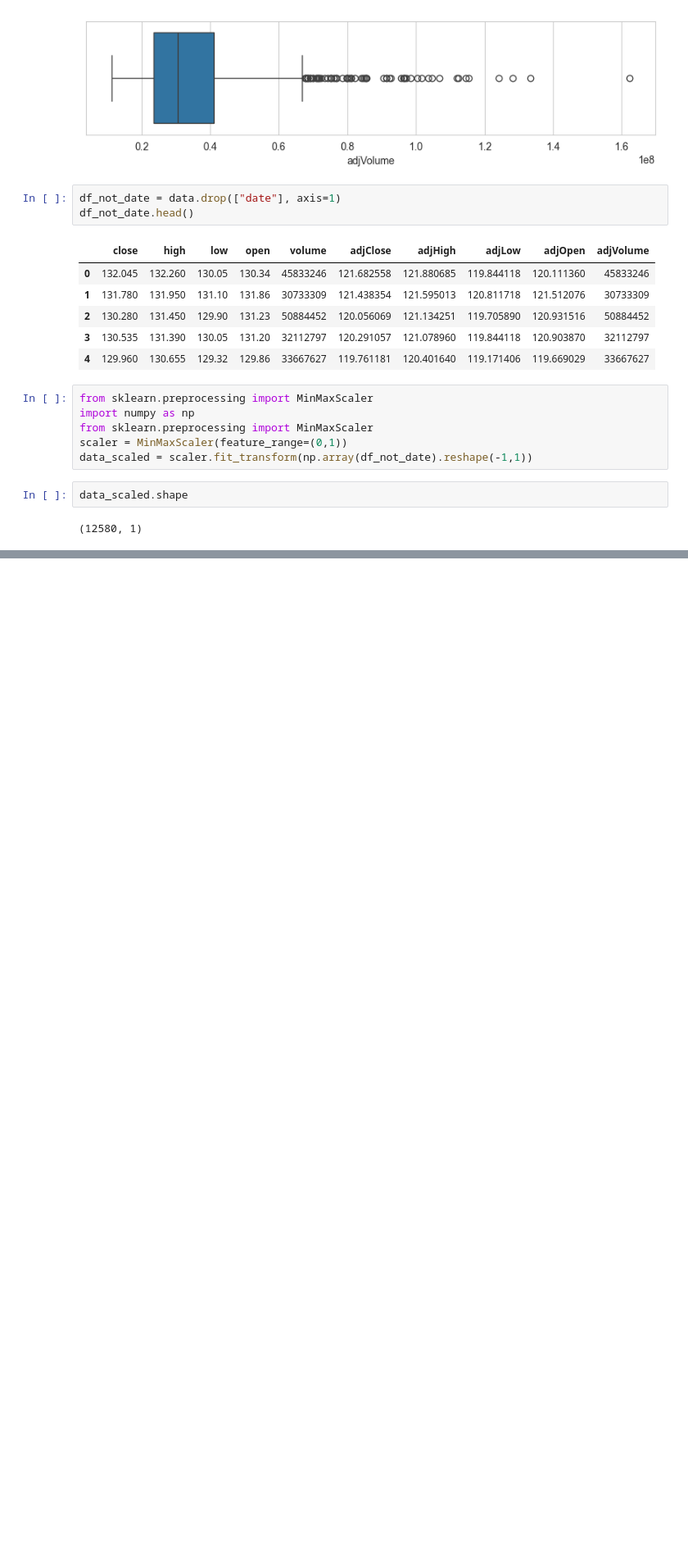
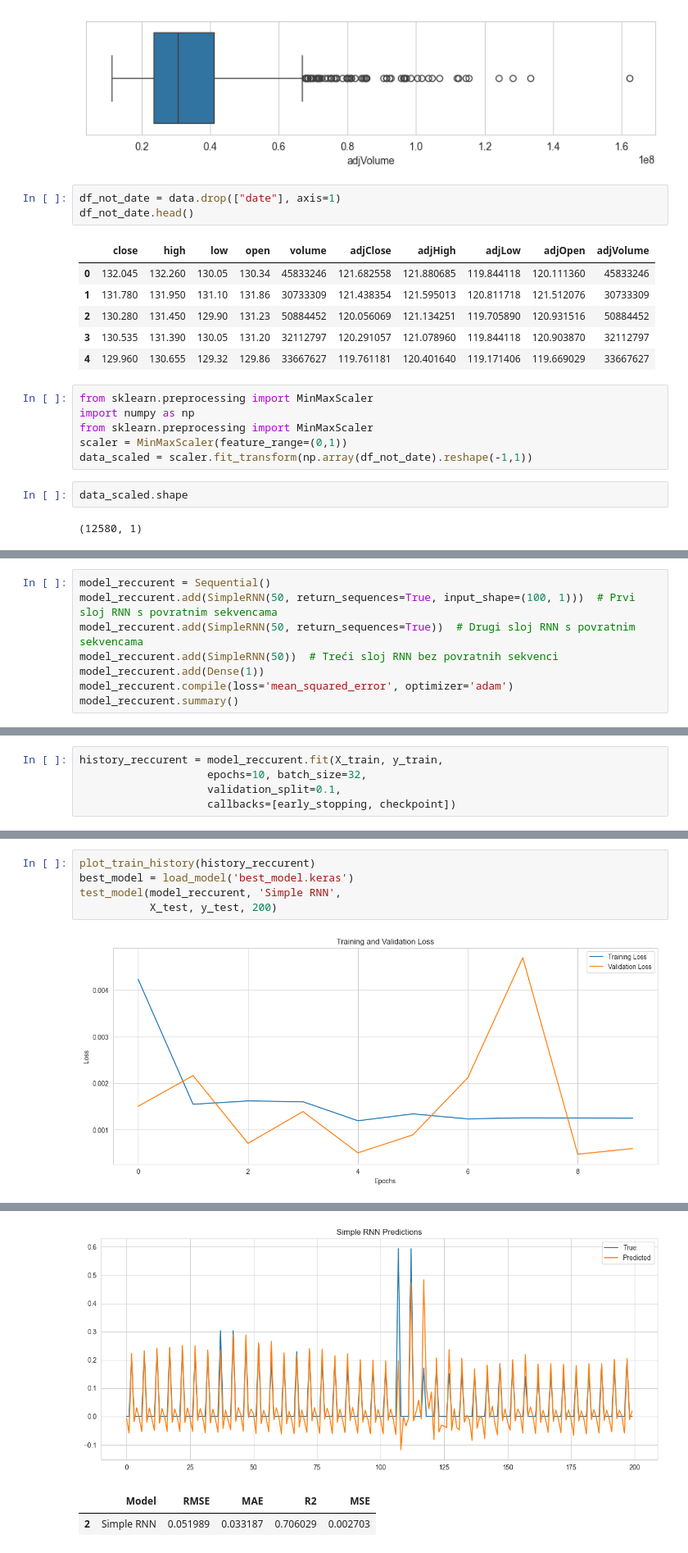
Before and after one commit to NastasijaaS/Artificial-Neural-Networks, a Jupyter notebook: projekat3.ipynb, the cells around one changed output, grey strips where cells are left out. Shown at 82% size. Saved outputs shown, nothing was run; the diff lists cells and outputs as text; blank space fills up the shorter version.

```diff
--- a/projekat3.ipynb
+++ b/projekat3.ipynb
@@ -176,0 +374,8 @@ AttributeError: module 'keras.src.backend' has no attribute 'Variable'
+# %%
+model_reccurent = Sequential()
+model_reccurent.add(SimpleRNN(50, return_sequences=True, input_shape=(100, 1)))  # Prvi sloj RNN s povratnim sekvencama
+model_reccurent.add(SimpleRNN(50, return_sequences=True))  # Drugi sloj RNN s povratnim sekvencama
+model_reccurent.add(SimpleRNN(50))  # Treći sloj RNN bez povratnih sekvenci
+model_reccurent.add(Dense(1))
+model_reccurent.compile(loss='mean_squared_error', optimizer='adam')
+model_reccurent.summary()
@@ -176,0 +398,5 @@ AttributeError: module 'keras.src.backend' has no attribute 'Variable'
+# %%
+history_reccurent = model_reccurent.fit(X_train, y_train,
+                    epochs=10, batch_size=32,
+                    validation_split=0.1,
+                    callbacks=[early_stopping, checkpoint])
@@ -176,0 +424,7 @@ AttributeError: module 'keras.src.backend' has no attribute 'Variable'
+# %%
+plot_train_history(history_reccurent)
+best_model = load_model('best_model.keras')
+test_model(model_reccurent, 'Simple RNN',
+           X_test, y_test, 200)
+# %% [output]
+[figure, added]
@@ -176,0 +433,3 @@ AttributeError: module 'keras.src.backend' has no attribute 'Variable'
+[figure, added]
+|  | Model | RMSE | MAE | R2 | MSE |
+| 2 | Simple RNN | 0.051989 | 0.033187 | 0.706029 | 0.002703 |
```
Also changed, not shown: parts of 50 cells of this notebook, 1 other file.
